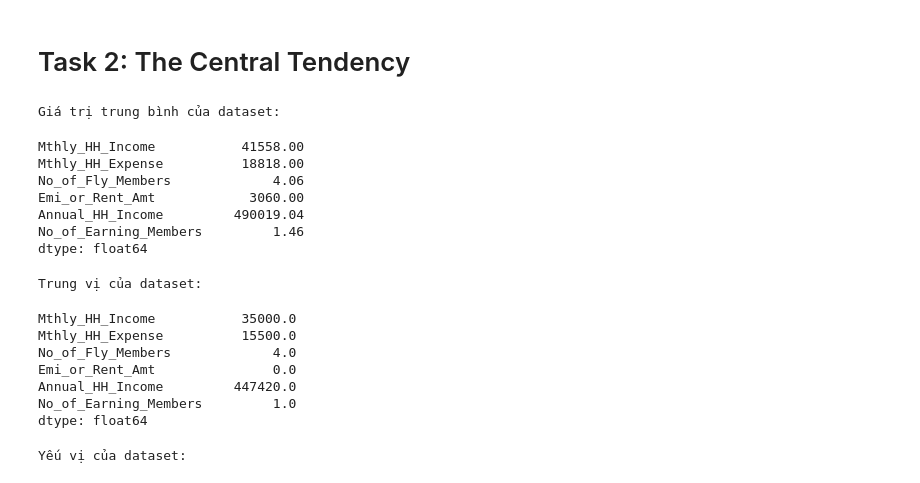
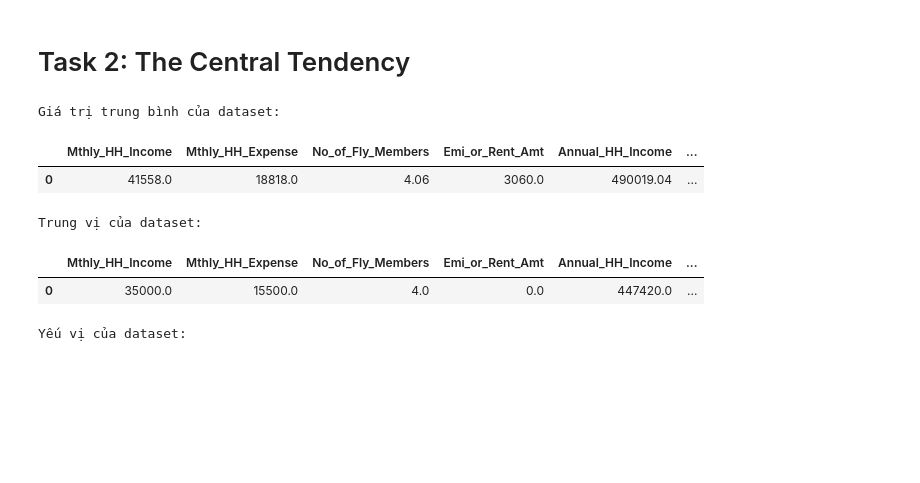
Before and after one commit to PhamQuocDatAI/PTDL-with-Python, a Jupyter notebook: Đồ án Python/Đồ_án_Describe_Statistics.ipynb, the cells around one changed output. Drawn from its saved outputs; the diff is of its cells as text; code cells hidden in the pictures; blank space fills up the shorter version.

```diff
--- a/Đồ án Python/Đồ_án_Describe_Statistics.ipynb
+++ b/Đồ án Python/Đồ_án_Describe_Statistics.ipynb
@@ -171,31 +165,21 @@ Text(0, 0.5, 'Percent')
 # %%
 # Tính trung bình các cột
 
 print("Giá trị trung bình của dataset:")
-data.mean()
+pd.DataFrame(data.mean()).T
 # %% [output]
 Giá trị trung bình của dataset:
-Mthly_HH_Income           41558.00
-Mthly_HH_Expense          18818.00
-No_of_Fly_Members             4.06
-Emi_or_Rent_Amt            3060.00
-Annual_HH_Income         490019.04
-No_of_Earning_Members         1.46
-dtype: float64
+|  | Mthly_HH_Income | Mthly_HH_Expense | No_of_Fly_Members | Emi_or_Rent_Amt | Annual_HH_Income | ... |
+| 0 | 41558.0 | 18818.0 | 4.06 | 3060.0 | 490019.04 | ... |
 # %%
 # Tính trung vị
 
 print("Trung vị của dataset:")
-data.median()
+pd.DataFrame(data.median()).T
 # %% [output]
 Trung vị của dataset:
-Mthly_HH_Income           35000.0
-Mthly_HH_Expense          15500.0
-No_of_Fly_Members             4.0
-Emi_or_Rent_Amt               0.0
-Annual_HH_Income         447420.0
-No_of_Earning_Members         1.0
-dtype: float64
+|  | Mthly_HH_Income | Mthly_HH_Expense | No_of_Fly_Members | Emi_or_Rent_Amt | Annual_HH_Income | ... |
+| 0 | 35000.0 | 15500.0 | 4.0 | 0.0 | 447420.0 | ... |
 # %%
 # Tìm mode
 
```
Also changed, not shown: parts of 4 cells of this notebook, 2 other files.
